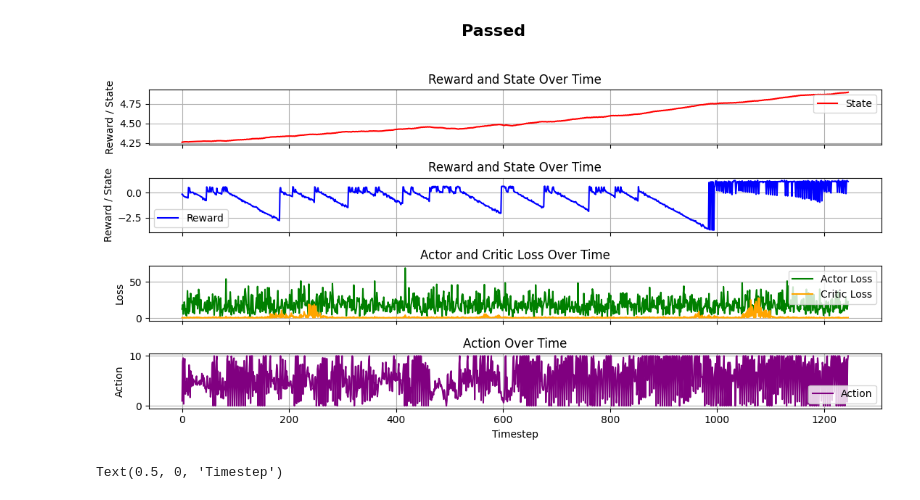
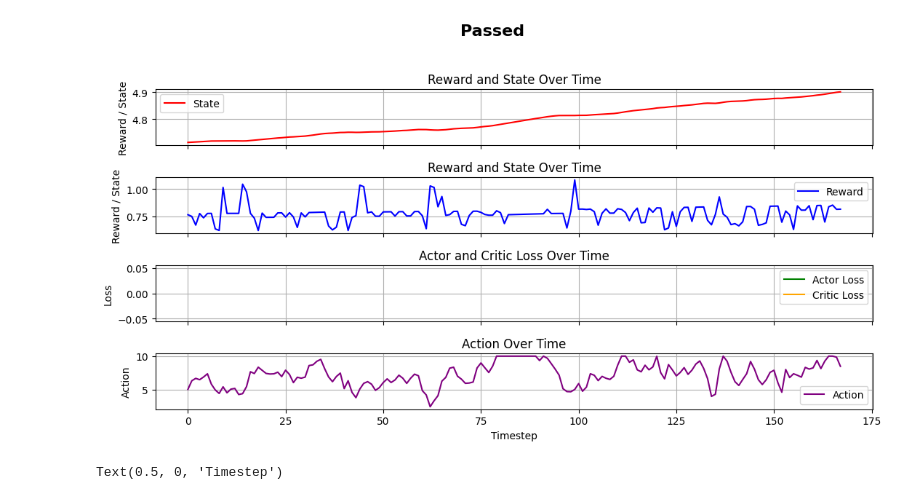
Before and after one commit to MizuSakura/AI_controller, a Jupyter notebook: monitor.ipynb, the cells around one changed output. Drawn from its saved outputs; the diff is of its cells as text; code cells hidden in the pictures.

Commit message:
modified reward function of delta error and end DDPG, I can't not optimized code to work

```diff
--- a/monitor.ipynb
+++ b/monitor.ipynb
@@ -5,7 +5,7 @@ from Logging_andplot import Logger
 
 logger = Logger()
 # Load the log data
-log_data = logger.load_csv(r'D:\Project_end\DDPG_NEW_git\Auto_save_data_log\normalized4\data_log\data_log24_.csv')
+log_data = logger.load_csv(r'D:\Project_end\DDPG_NEW_git\Auto_save_data_log\normalized5\data_log\data_log0_.csv')
 #y = logger.result_column('reward_state')
 #y = logger.result_column('reward_error')
 #y = logger.result_column('reward_action')
@@ -31,34 +31,34 @@ axs[0].grid(True)
 axs[1].plot(x, y, label='Reward', color='blue')
 axs[1].set_ylabel('Reward / State')
 axs[1].set_title('Reward and State Over Time')
 axs[1].legend()
 axs[1].grid(True)
 
 # ===== แถวที่ 2: Actor และ Critic Loss =====
 axs[2].plot(x, y2, label='Actor Loss', color='green')
 axs[2].plot(x, y3, label='Critic Loss', color='orange')
 axs[2].set_ylabel('Loss')
 axs[2].set_title('Actor and Critic Loss Over Time')
 axs[2].legend()
 axs[2].grid(True)
 
 # ===== แถวที่ 3: Action =====
 axs[3].plot(x, y4, label='Action', color='purple')
 axs[3].set_ylabel('Action')
 axs[3].set_title('Action Over Time')
 axs[3].legend()
 axs[3].grid(True)
 
 # แกน x ด้านล่างสุด
 axs[3].set_xlabel('Timestep')
 
 # จัด layout ให้พอดี
 title_text = "Passed" if status else "Failed"
 fig.suptitle(title_text, fontsize=16, fontweight='bold')
 plt.tight_layout(rect=[0, 0, 1, 0.95])
 plt.show()
 # %% [output]
-[figure, old version]
+[figure, new version]
 # %%
 import matplotlib.pyplot as plt
 import numpy as np
```
Also changed, not shown: parts of 1 cell of this notebook, 2 other files.
